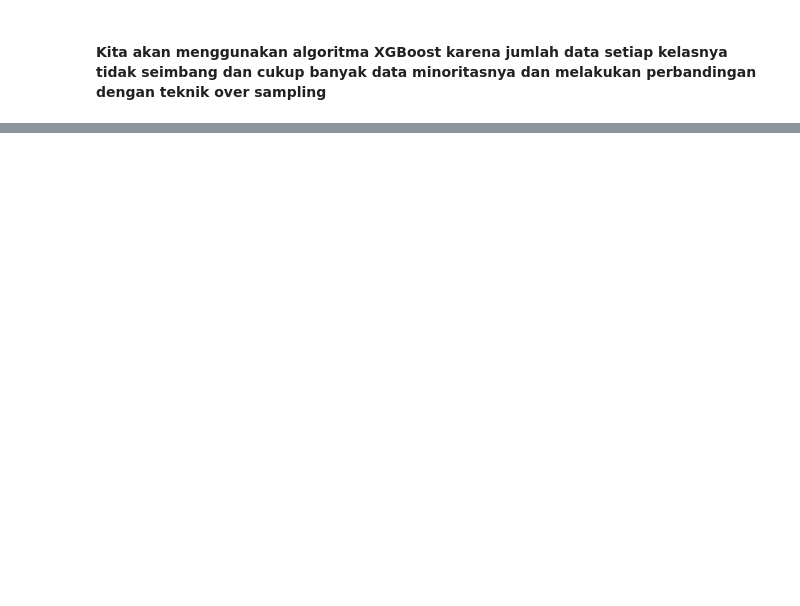
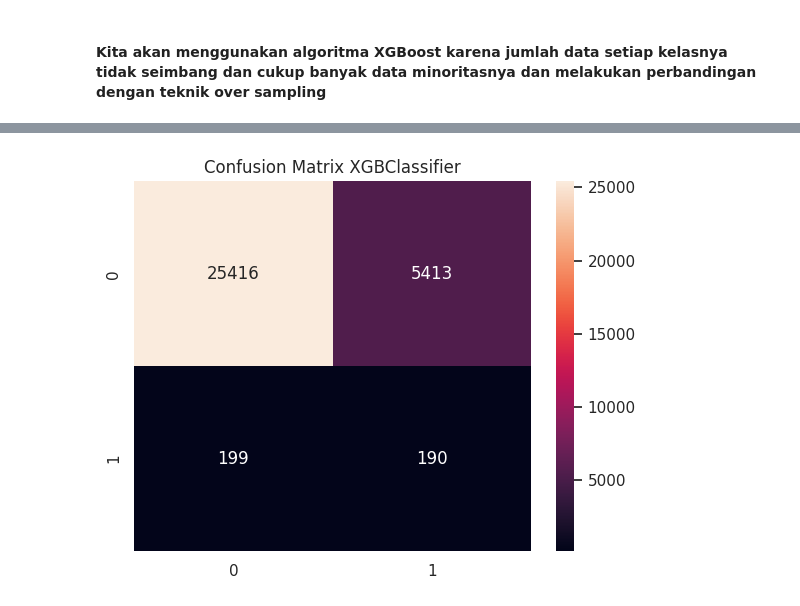
Before and after one commit to hendrimardani/bank_account_fraud_detection, a Jupyter notebook: notebook.ipynb, the cells around one changed output, grey strips where cells are left out. Cells and saved outputs as stored; diff of their text form; code cells hidden in the pictures; blank space fills up the shorter version.

```diff
--- a/notebook.ipynb
+++ b/notebook.ipynb
@@ -753,3 +821,3 @@ model.fit(X_train, y_train)
 # %%
-y_pred = model.precit(X_test)
+y_pred = model.predict(X_test)
 print(classification_report(y_test, y_pred))
@@ -755,0 +833,8 @@ print(classification_report(y_test, y_pred))
+# %%
+# Pola
+# | TP  | FP |
+# | FN  | TN |
+con_mat = confusion_matrix(y_test, y_pred)
+sns.heatmap(con_mat, annot=True, fmt=".5g").set(title="Confusion Matrix XGBClassifier");
+# %% [output]
+[figure, added]
```
Also changed, not shown: parts of 13 cells of this notebook.
